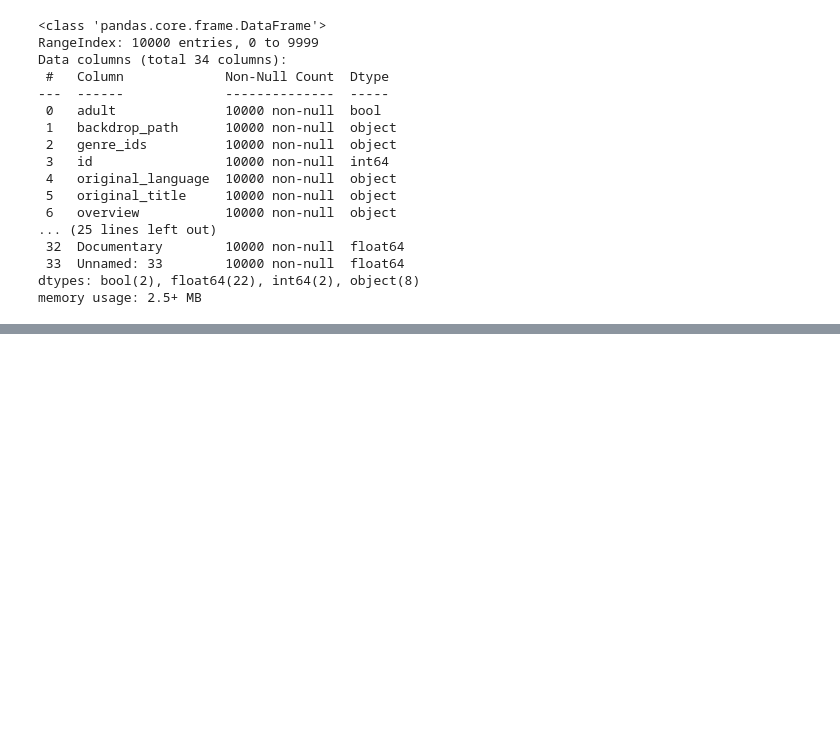
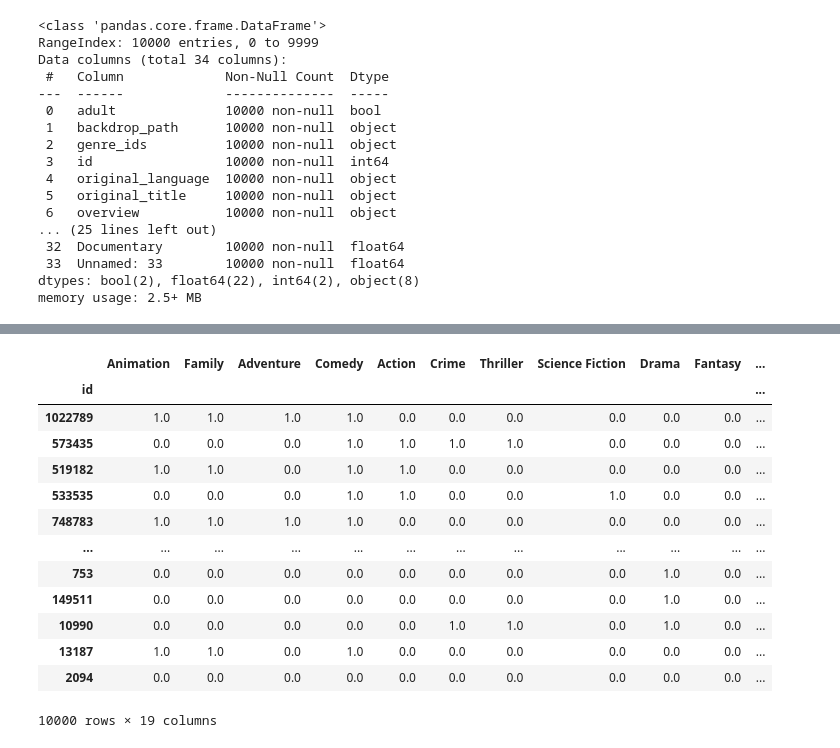
Before and after one commit to byshadowoz/Movies_Recomendation_by_prompt, a Jupyter notebook: cleanCSVs.ipynb, the cells around one changed output, grey strips where cells are left out. Saved outputs shown, nothing was run; the diff lists cells and outputs as text; code cells hidden in the pictures; blank space fills up the shorter version.

```diff
--- a/cleanCSVs.ipynb
+++ b/cleanCSVs.ipynb
@@ -79,3 +79,22 @@ dtypes: bool(1), float64(21), int64(2), object(4)
 memory usage: 2.1+ MB
 # %%
 df.to_csv('allmovies.csv')
+# %%
+genres = df.drop(columns=['adult', 'genre_ids', 'original_language', 'original_title', 'popularity', 'title', 'vote_average', 'vote_count'])
+# %%
+genres
+# %% [output]
+|  | Animation | Family | Adventure | Comedy | Action | Crime | Thriller | Science Fiction | Drama | Fantasy | ... |
+| id |  |  |  |  |  |  |  |  |  |  | ... |
+| 1022789 | 1.0 | 1.0 | 1.0 | 1.0 | 0.0 | 0.0 | 0.0 | 0.0 | 0.0 | 0.0 | ... |
+| 573435 | 0.0 | 0.0 | 0.0 | 1.0 | 1.0 | 1.0 | 1.0 | 0.0 | 0.0 | 0.0 | ... |
+| 519182 | 1.0 | 1.0 | 0.0 | 1.0 | 1.0 | 0.0 | 0.0 | 0.0 | 0.0 | 0.0 | ... |
+| 533535 | 0.0 | 0.0 | 0.0 | 1.0 | 1.0 | 0.0 | 0.0 | 1.0 | 0.0 | 0.0 | ... |
+| 748783 | 1.0 | 1.0 | 1.0 | 1.0 | 0.0 | 0.0 | 0.0 | 0.0 | 0.0 | 0.0 | ... |
+| ... | ... | ... | ... | ... | ... | ... | ... | ... | ... | ... | ... |
+| 753 | 0.0 | 0.0 | 0.0 | 0.0 | 0.0 | 0.0 | 0.0 | 0.0 | 1.0 | 0.0 | ... |
+| 149511 | 0.0 | 0.0 | 0.0 | 0.0 | 0.0 | 0.0 | 0.0 | 0.0 | 1.0 | 0.0 | ... |
+| 10990 | 0.0 | 0.0 | 0.0 | 0.0 | 0.0 | 1.0 | 1.0 | 0.0 | 1.0 | 0.0 | ... |
+| 13187 | 1.0 | 1.0 | 0.0 | 1.0 | 0.0 | 0.0 | 0.0 | 0.0 | 0.0 | 0.0 | ... |
+| 2094 | 0.0 | 0.0 | 0.0 | 0.0 | 0.0 | 0.0 | 0.0 | 0.0 | 0.0 | 0.0 | ... |
+10000 rows × 19 columns
```
Also changed, not shown: parts of 6 cells of this notebook, 1 other file.
